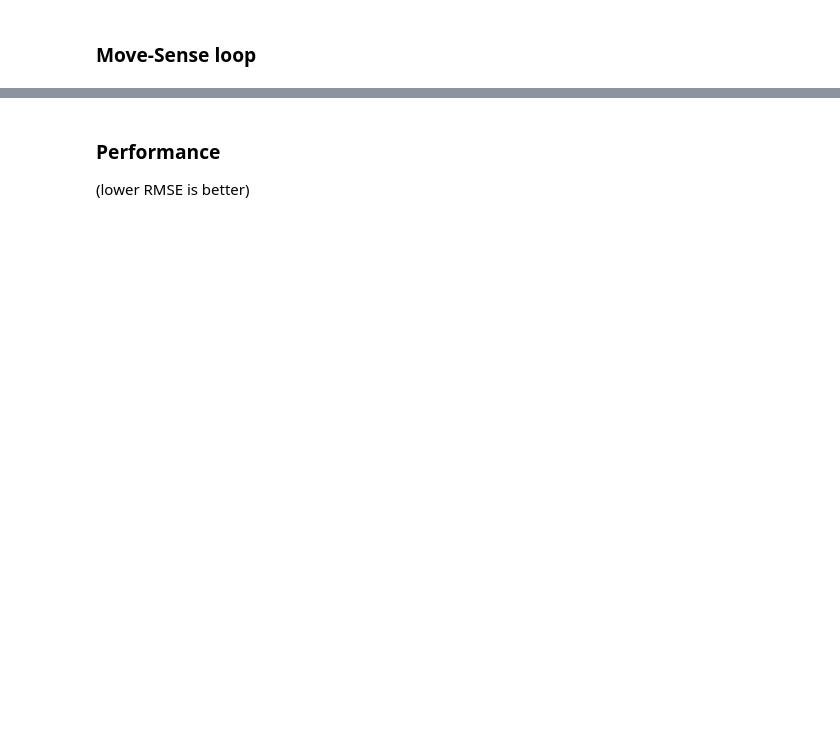
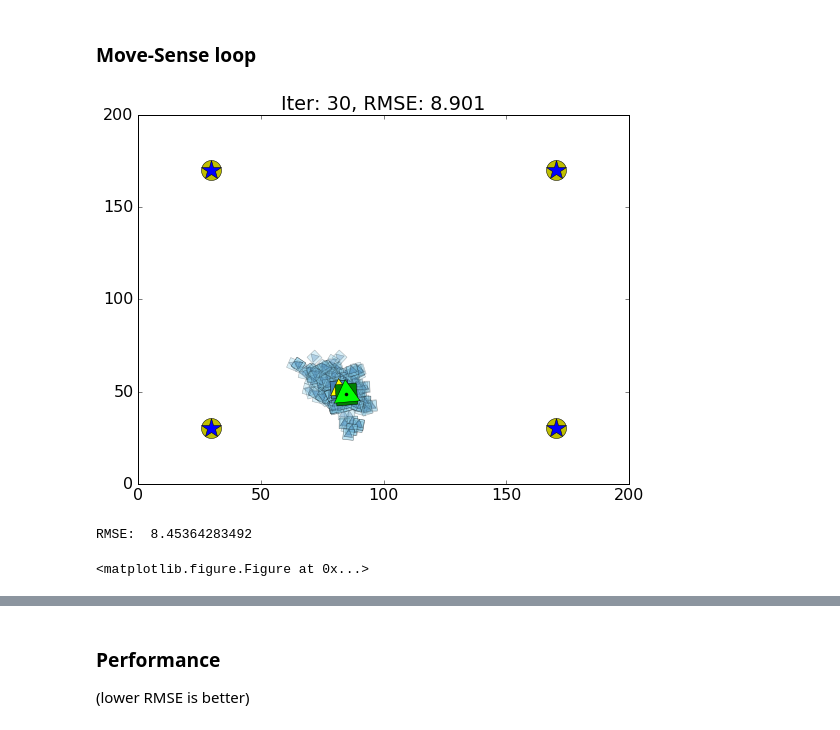
Before and after one commit to yrevar/ai_playground, a Jupyter notebook: ParticleFilters/ParticleFilterLocalization.ipynb, the cells around one changed output, grey strips where cells are left out. Saved outputs shown, nothing was run; the diff lists cells and outputs as text; code cells hidden in the pictures; blank space fills up the shorter version.

```diff
--- a/ParticleFilters/ParticleFilterLocalization.ipynb
+++ b/ParticleFilters/ParticleFilterLocalization.ipynb
@@ -197,16 +275,13 @@ plt.title("Initial State with Particles")
 ### Move-Sense loop
 # %%
 # We assume there is no external force involved, and there is a constant motion
-motion = (1.0, 5.0) # (turn, forward)
+motion = (np.random.random()*1.0, 5.0) # (turn, forward)
 
 eval_hist = []
 iter_no = 0
 rmse = eval(myrobot,particles)
-# particle_std_thr = sensor_noise
-# particle_std = float('inf')
 
 fig = plt.figure(figsize=(8,6))
-
 for i in range(30):
 
     iter_no += 1
@@ -214,7 +289,7 @@ for i in range(30):
     # Plot current state of the environment, our robot, and particles
     plt.gca().cla()
     plot_curr_state(g_environment, myrobot, particles)
-    plt.title("Iter: {}, RMSE: {}".format(iter_no, rmse))
+    plt.title("Iter: {}, RMSE: {}".format(iter_no, round(rmse,4)))
     display.clear_output(wait=True)
     display.display(plt.gcf())
 
@@ -238,35 +313,39 @@ for i in range(30):
         # robot given the particle's location (we ignore the orientation for the simplicity)
         # For example, if the robot is at the center of the world, then it is less likely that
         # a particle sitting at the corner would make the same measurement (assuming our measurement
         # uncertainty is not crazily high)
         # We store this probability as weights. The closer the particle to the actual robot,
         # the higher the weight it will be assigned.
         w.append(particles[i].measurement_prob(Z))
 
     # Resampling wheel algorithm
     # We will resample particles according to their weights in order to get partilces
     # which are more likely to be in proximity of our target robot in both spatial and pose dimension.
     p3 = []
     index = int(np.random.random() * N)
     beta = 0.0
     mw = max(w)
     for i in range(N):
         beta += np.random.random() * 2.0 * mw
         while beta > w[index]:
             beta -= w[index]
             index = (index + 1) % N
 
         p3.append(particles[index])
     particles = p3
 
     rmse = eval(myrobot,particles)
     print "RMSE: ", rmse
     eval_hist.append(rmse)
+
     fig.savefig("pf{}.png".format(iter_no), dpi=fig.dpi)
-
-    # x_std, y_std = np.array([(p.x, p.y, p.orientation) for p in particles])[:,0:2].std(axis=0)
-    # particle_std = x_std*y_std
-#     time.sleep(0.5)
+    # x_dev, y_dev = np.array([(p.x, p.y, p.orientation) for p in particles])[:,0:2].std(axis=0)
+    # particle_dev = x_dev*y_dev
+    # time.sleep(0.5)
 plt.clf()
 # print "RMSE log: ", eval_hist
+# %% [output]
+[figure, added]
+RMSE:  8.45364283492
+<matplotlib.figure.Figure at 0x...>
 # %% [markdown]
```
Also changed, not shown: parts of 23 cells of this notebook, 2 other files.
